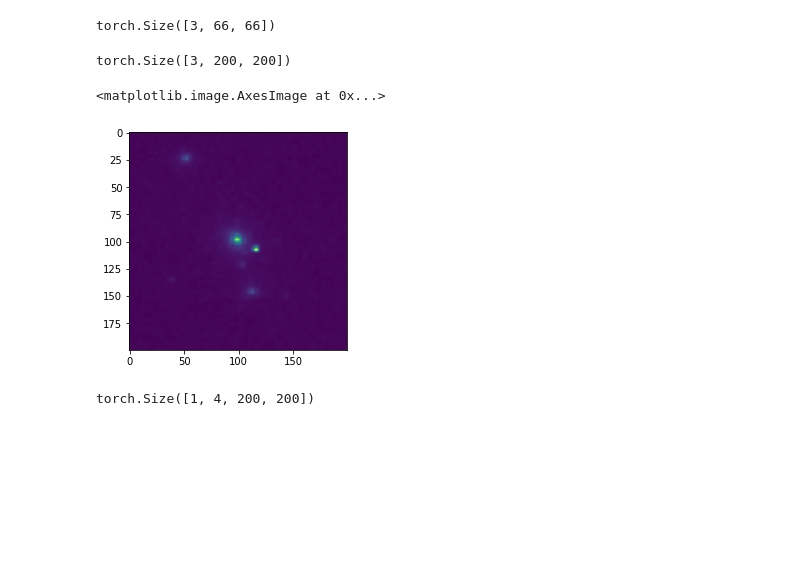
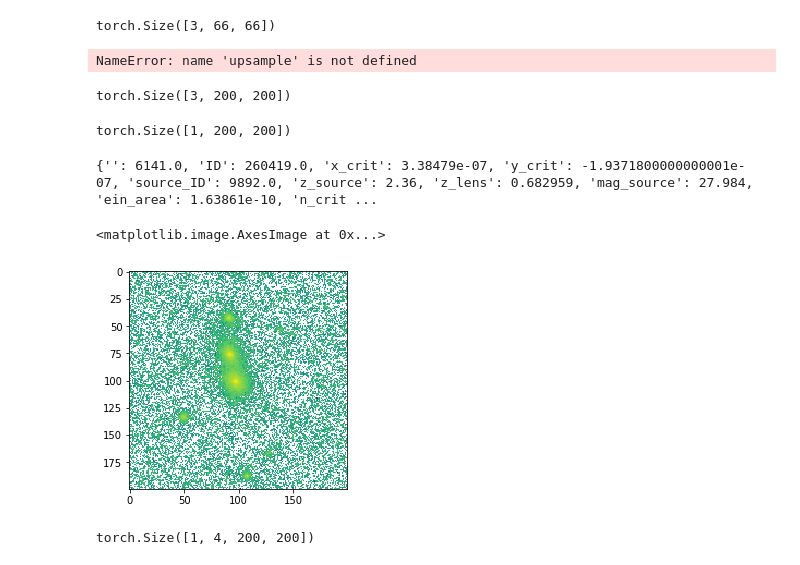
Before and after one commit to YoussefSaied/ML-Project-II-Transfer-learning-for-image-recognition-, a Jupyter notebook: Mario1.ipynb, the cells around one changed output. Cells and saved outputs as stored; diff of their text form; code cells hidden in the pictures; blank space fills up the shorter version.

```diff
--- a/Mario1.ipynb
+++ b/Mario1.ipynb
@@ -1039,7 +1036,7 @@ len(x)
 # %% [output]
 99991
 # %%
-images, labels = x[430]
+images, labels = x[60407]
 # %%
 [labels['n_sources'] for images, labels in [x[i] for i in range(50)]]
 # %% [output]
@@ -1088,6 +1085,8 @@ others.shape
 torch.Size([3, 66, 66])
 # %%
 y = upsample(others[None])
+# %% [output]
+NameError: name 'upsample' is not defined
 # %%
 y = torch.squeeze(y)
 y.shape
@@ -1095,11 +1094,17 @@ y.shape
 torch.Size([3, 200, 200])
 # %%
 import matplotlib.pyplot as plt
-# %%
-plt.imshow(y[0, 0])
-# %% [output]
-<matplotlib.image.AxesImage at 0x...>
-[figure, removed]
+# %%
+vis.shape
+# %% [output]
+torch.Size([1, 200, 200])
+# %%
+print(labels)
+plt.imshow(torch.log(vis.squeeze()))
+# %% [output]
+{'': 6141.0, 'ID': 260419.0, 'x_crit': 3.38479e-07, 'y_crit': -1.9371800000000001e-07, 'source_ID': 9892.0, 'z_source': 2.36, 'z_lens': 0.682959, 'mag_source': 27.984, 'ein_area': 1.63861e-10, 'n_crit ...
+<matplotlib.image.AxesImage at 0x...>
+[figure, added]
 # %%
 z = torch.cat([vis[None], y], dim=1)
 # %%
```
Also changed, not shown: parts of 1 cell of this notebook, 6 other files.
